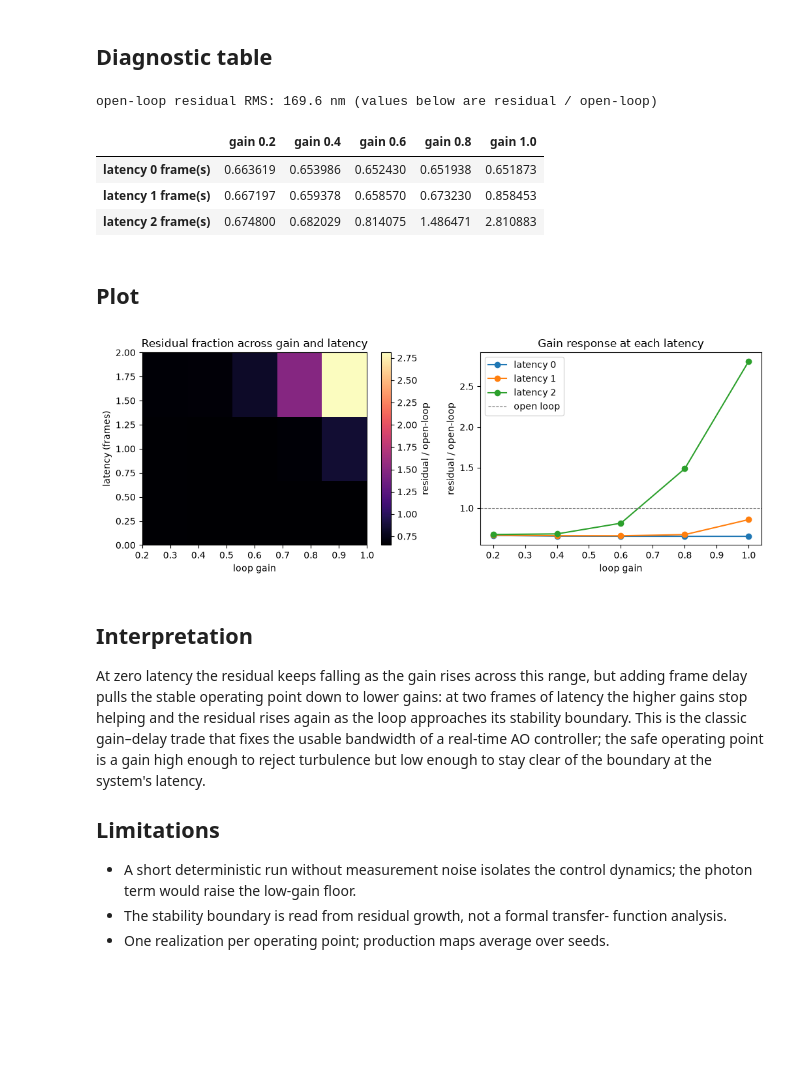
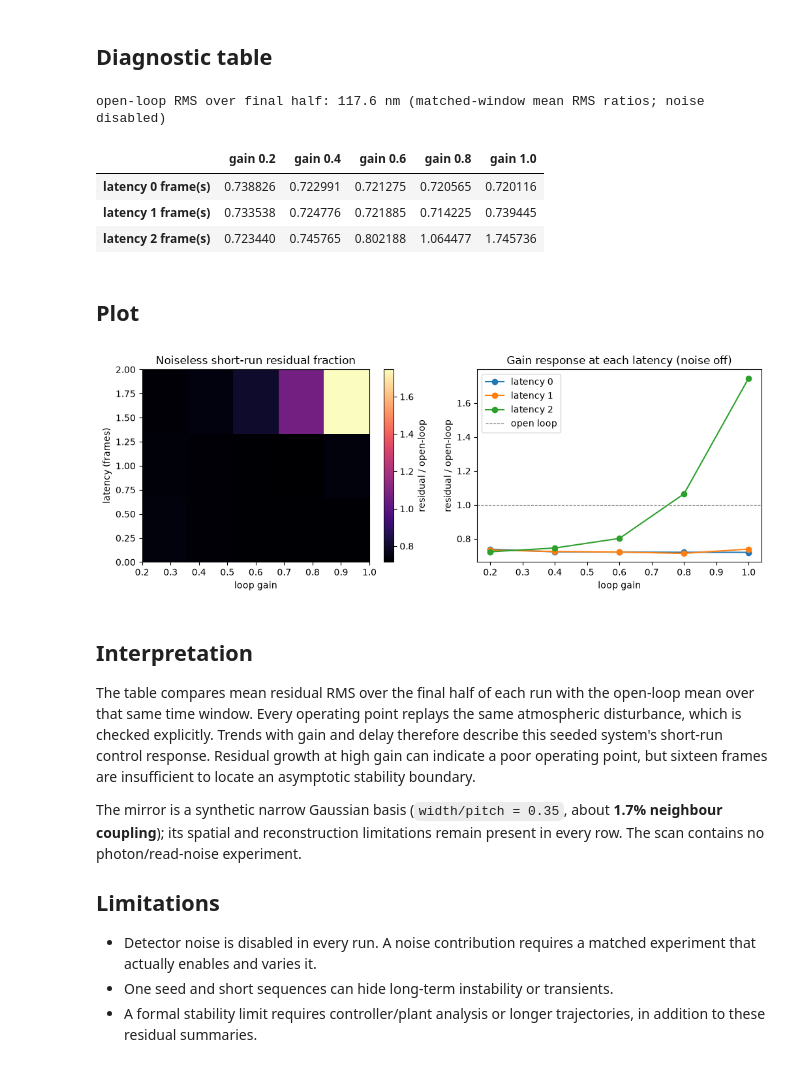
Before and after one commit to xhvoid/Shack-Hartmann-AO-Simulation, a Jupyter notebook: notebooks/studies/noise_latency_gain.ipynb, the cells around one changed output. Cells and saved outputs as stored; diff of their text form; code cells hidden in the pictures; blank space fills up the shorter version.

```diff
--- a/notebooks/studies/noise_latency_gain.ipynb
+++ b/notebooks/studies/noise_latency_gain.ipynb
@@ -75,7 +76,7 @@ mirror = build_native_deformable_mirror(
     DMConfig(
         telescope_diameter_m=TELESCOPE_DIAMETER_M,
         n_actuators_across=7,
-        coupling_width_pitch=0.35,
+        coupling_width_pitch=0.35,  # Synthetic narrow Gaussian basis (~1.7% coupling).
         stroke_limit_nm=20000.0,
     ),
 )
@@ -89,6 +90,10 @@ interaction = calibrate_interaction_matrix(
 atmosphere = FrozenFlowAtmosphere(
     FrozenFlowAtmosphereConfig(
         grid_size=geometry.pupil_shape[0],
+        screen_grid_size=3 * geometry.pupil_shape[0],
+        spectrum_model=SPECTRUM_SUBHARMONIC_V2,
+        translation_model=TRANSLATION_FOURIER_SUBPIXEL_V2,
+        normalize_rms=False,
         delta_m=geometry.pupil_geometry.pixel_spacing_xy_m[0],
         pupil_diameter_m=TELESCOPE_DIAMETER_M,
         r0_m=0.4,
@@ -125,69 +130,73 @@ def steady_residual(history):
     residual = np.asarray(history.post_update_residual_opd_rms_m, dtype=float)
     return float(np.mean(residual[N_STEPS // 2:]))
 
-open_loop_rms = float(np.mean(atmosphere_rms := [
-    np.mean(next(iter(stability.values())).open_loop_opd_rms_m)
-]))
+reference_open = np.asarray(next(iter(stability.values())).open_loop_opd_rms_m)
+for history in stability.values():
+    np.testing.assert_allclose(history.open_loop_opd_rms_m, reference_open, rtol=1e-12)
+open_loop = float(np.mean(reference_open[N_STEPS // 2:]))
 residual_map = np.array(
     [[steady_residual(stability[(g, d)]) for g in GAINS] for d in LATENCIES]
 )
+assert np.all(np.isfinite(residual_map)) and np.all(residual_map >= 0)
 # %% [markdown]
 ## Diagnostic table
 # %%
-open_loop = float(np.mean(next(iter(stability.values())).open_loop_opd_rms_m))
 table = pd.DataFrame(
     residual_map / open_loop,
     index=[f"latency {d} frame(s)" for d in LATENCIES],
     columns=[f"gain {g:.1f}" for g in GAINS],
 )
-print(f"open-loop residual RMS: {open_loop * 1e9:.1f} nm "
-      "(values below are residual / open-loop)")
+print(f"open-loop RMS over final half: {open_loop * 1e9:.1f} nm "
+      "(matched-window mean RMS ratios; noise disabled)")
 table
 # %% [output]
-open-loop residual RMS: 169.6 nm (values below are residual / open-loop)
+open-loop RMS over final half: 117.6 nm (matched-window mean RMS ratios; noise disabled)
 |  | gain 0.2 | gain 0.4 | gain 0.6 | gain 0.8 | gain 1.0 |
-| latency 0 frame(s) | 0.663619 | 0.653986 | 0.652430 | 0.651938 | 0.651873 |
-| latency 1 frame(s) | 0.667197 | 0.659378 | 0.658570 | 0.673230 | 0.858453 |
-| latency 2 frame(s) | 0.674800 | 0.682029 | 0.814075 | 1.486471 | 2.810883 |
+| latency 0 frame(s) | 0.738826 | 0.722991 | 0.721275 | 0.720565 | 0.720116 |
+| latency 1 frame(s) | 0.733538 | 0.724776 | 0.721885 | 0.714225 | 0.739445 |
+| latency 2 frame(s) | 0.723440 | 0.745765 | 0.802188 | 1.064477 | 1.745736 |
 # %% [markdown]
 ## Plot
 # %%
 figure, (left, right) = plt.subplots(1, 2, figsize=(10.4, 3.9))
 image = left.imshow(
     residual_map / open_loop, origin="lower", aspect="auto", cmap="magma",
     extent=[GAINS[0], GAINS[-1], LATENCIES[0], LATENCIES[-1]],
 )
 left.set_xlabel("loop gain")
 left.set_ylabel("latency (frames)")
-left.set_title("Residual fraction across gain and latency")
+left.set_title("Noiseless short-run residual fraction")
 figure.colorbar(image, ax=left, label="residual / open-loop")
 for latency in LATENCIES:
     row = [steady_residual(stability[(g, latency)]) / open_loop for g in GAINS]
     right.plot(GAINS, row, "o-", label=f"latency {latency}")
 right.axhline(1.0, color="0.5", linewidth=0.8, linestyle="--", label="open loop")
 right.set_xlabel("loop gain")
 right.set_ylabel("residual / open-loop")
-right.set_title("Gain response at each latency")
+right.set_title("Gain response at each latency (noise off)")
 right.legend()
 figure.tight_layout()
 plt.show()
 # %% [output]
-[figure, old version]
+[figure, new version]
 # %% [markdown]
 ## Interpretation
 
-At zero latency the residual keeps falling as the gain rises across this range,
-but adding frame delay pulls the stable operating point down to lower gains: at
-two frames of latency the higher gains stop helping and the residual rises
-again as the loop approaches its stability boundary. This is the classic
-gain–delay trade that fixes the usable bandwidth of a real-time AO controller;
-the safe operating point is a gain high enough to reject turbulence but low
-enough to stay clear of the boundary at the system's latency.
+The table compares mean residual RMS over the final half of each run with the
+open-loop mean over that same time window. Every operating point replays the
+same atmospheric disturbance, which is checked explicitly. Trends with gain
+and delay therefore describe this seeded system's short-run control response.
+Residual growth at high gain can indicate a poor operating point, but sixteen
+frames are insufficient to locate an asymptotic stability boundary.
+
+The mirror is a synthetic narrow Gaussian basis (`width/pitch = 0.35`, about
+**1.7% neighbour coupling**); its spatial and reconstruction limitations remain
+present in every row. The scan contains no photon/read-noise experiment.
 
 ## Limitations
 
-- A short deterministic run without measurement noise isolates the control
-  dynamics; the photon term would raise the low-gain floor.
-- The stability boundary is read from residual growth, not a formal transfer-
-  function analysis.
-- One realization per operating point; production maps average over seeds.
+- Detector noise is disabled in every run. A noise contribution requires a
+  matched experiment that actually enables and varies it.
+- One seed and short sequences can hide long-term instability or transients.
+- A formal stability limit requires controller/plant analysis or longer
+  trajectories, in addition to these residual summaries.
```
Also changed, not shown: parts of 2 cells of this notebook, 50 other files.
